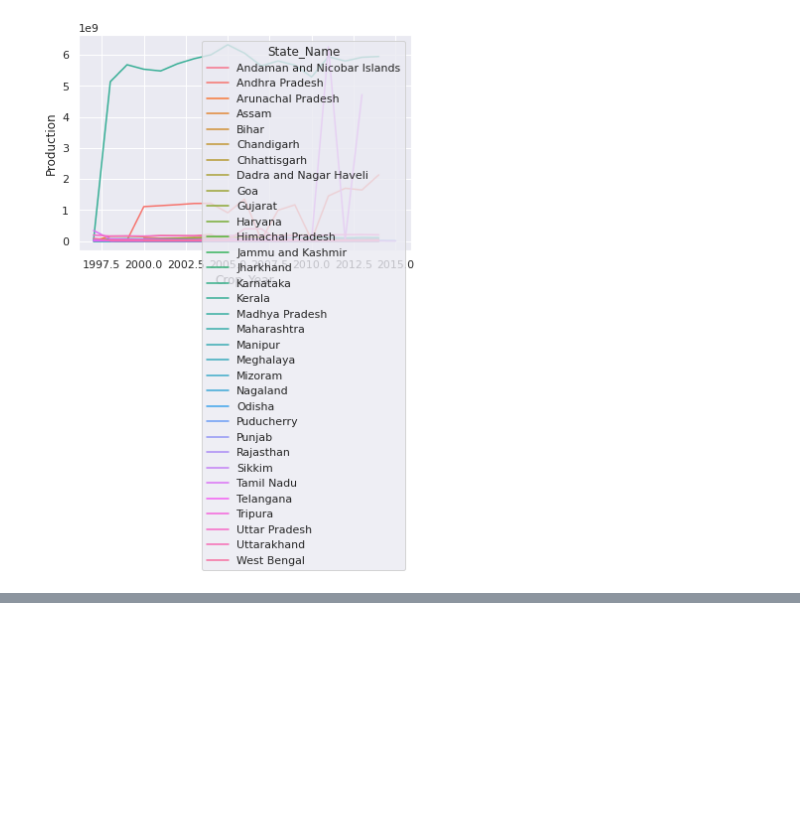
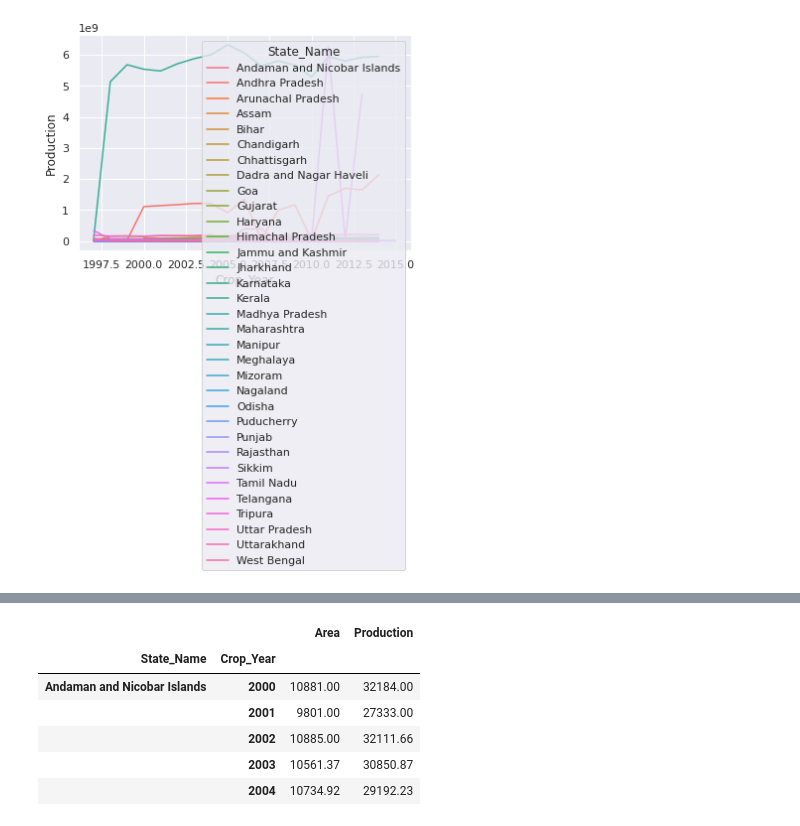
Before and after one commit to sebabratakundu/agriculture_data_analysis, a Jupyter notebook: Agriculture_exploratory_analysis.ipynb, the cells around one changed output, grey strips where cells are left out. Saved outputs shown, nothing was run; the diff lists cells and outputs as text; code cells hidden in the pictures; blank space fills up the shorter version.

```diff
--- a/Agriculture_exploratory_analysis.ipynb
+++ b/Agriculture_exploratory_analysis.ipynb
@@ -237,0 +263,10 @@ px.scatter(data_frame=df_,x="Area",y="Production",animation_frame="Crop_Year",an
+# %%
+df_.head()
+# %% [output]
+|  |  | Area | Production |
+| State_Name | Crop_Year |  |  |
+| Andaman and Nicobar Islands | 2000 | 10881.00 | 32184.00 |
+|  | 2001 | 9801.00 | 27333.00 |
+|  | 2002 | 10885.00 | 32111.66 |
+|  | 2003 | 10561.37 | 30850.87 |
+|  | 2004 | 10734.92 | 29192.23 |
```
Also changed, not shown: parts of 14 cells of this notebook.
